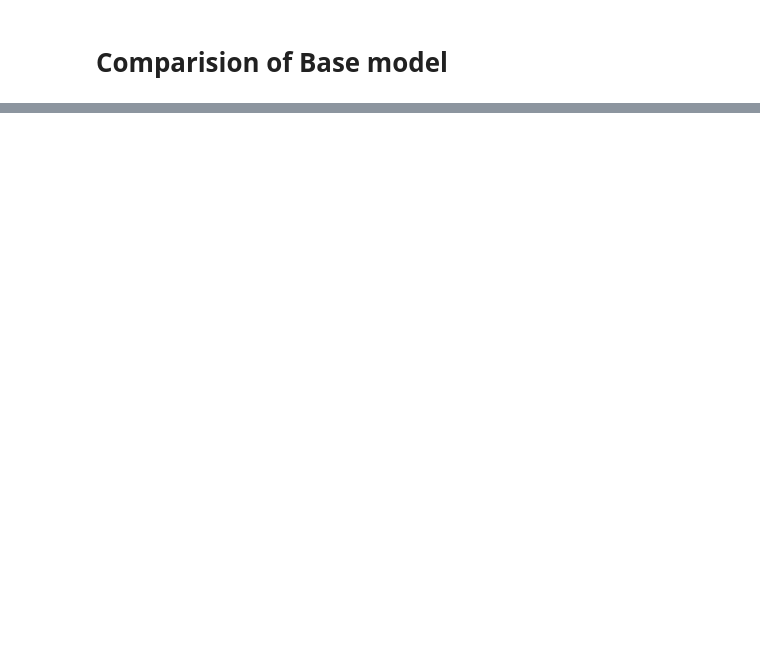
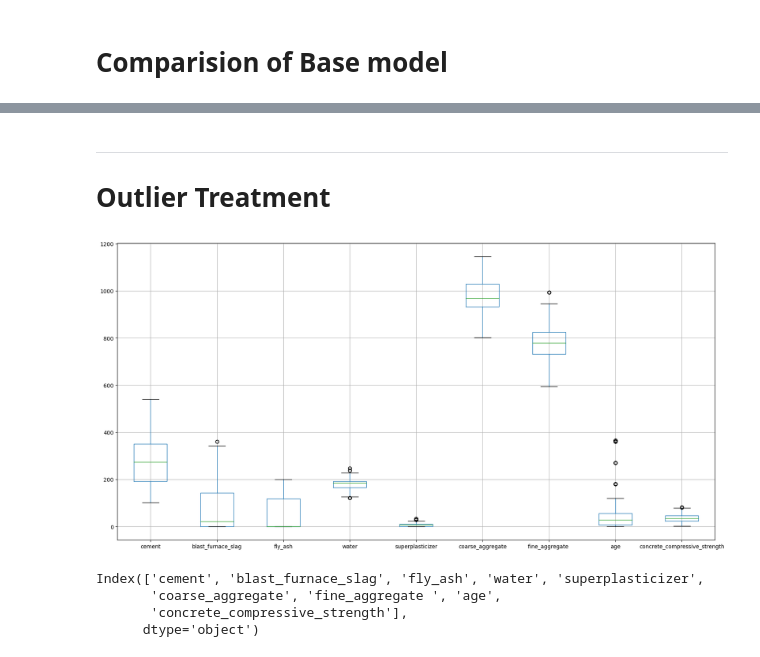
Before and after one commit to NinadKarlekar/Concrete_Compressive_strength_prediction_ineuron, a Jupyter notebook: notebook/EDA and Model.ipynb, the cells around one changed output, grey strips where cells are left out. Drawn from its saved outputs; the diff is of its cells as text; code cells hidden in the pictures; blank space fills up the shorter version.

```diff
--- a/notebook/EDA and Model.ipynb
+++ b/notebook/EDA and Model.ipynb
@@ -176,0 +258,8 @@ list4=[lin_base_mse,las_base_mse,rid_base_mse,rfr_base_mse,xgbr_base_mse]
+# %% [markdown]
+---------------------------------------
+# Outlier Treatment
+# %%
+df.boxplot(figsize=(20,10))
+plt.show()
+# %% [output]
+[figure, added]
@@ -176,0 +326,7 @@ list4=[lin_base_mse,las_base_mse,rid_base_mse,rfr_base_mse,xgbr_base_mse]
+# %%
+df.columns
+# %% [output]
+Index(['cement', 'blast_furnace_slag', 'fly_ash', 'water', 'superplasticizer',
+       'coarse_aggregate', 'fine_aggregate ', 'age',
+       'concrete_compressive_strength'],
+      dtype='object')
```
Also changed, not shown: parts of 53 cells of this notebook, 1 other file.
